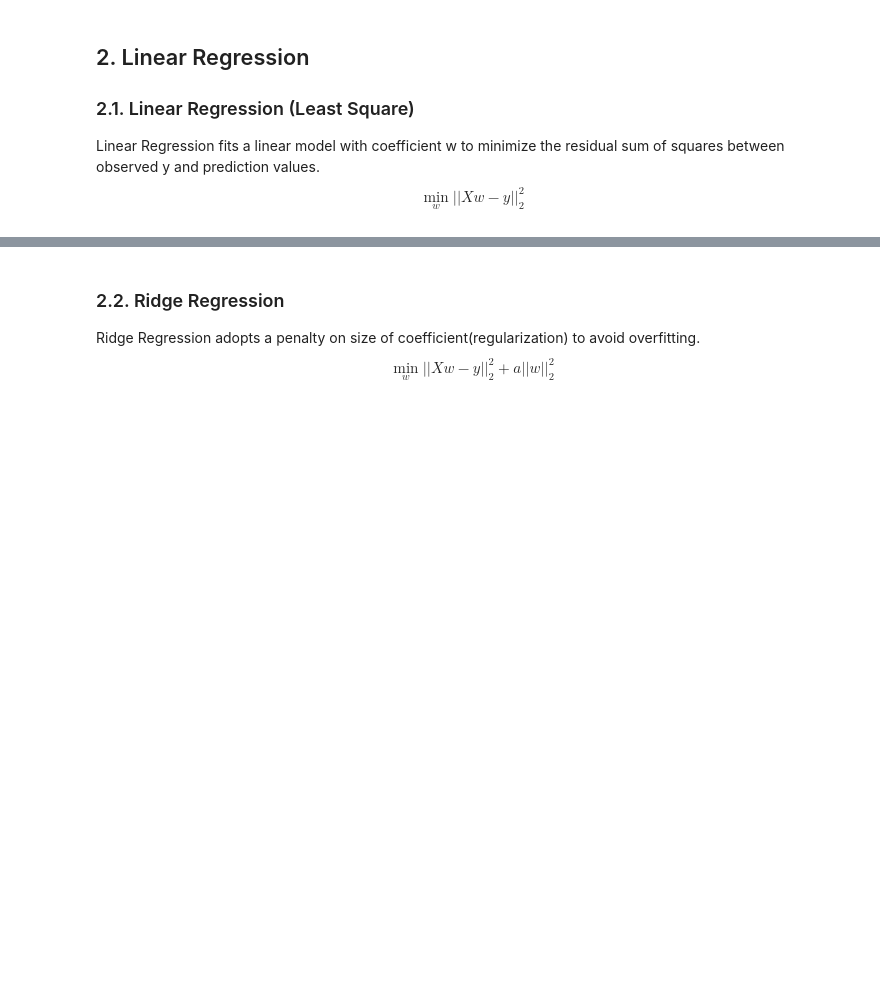
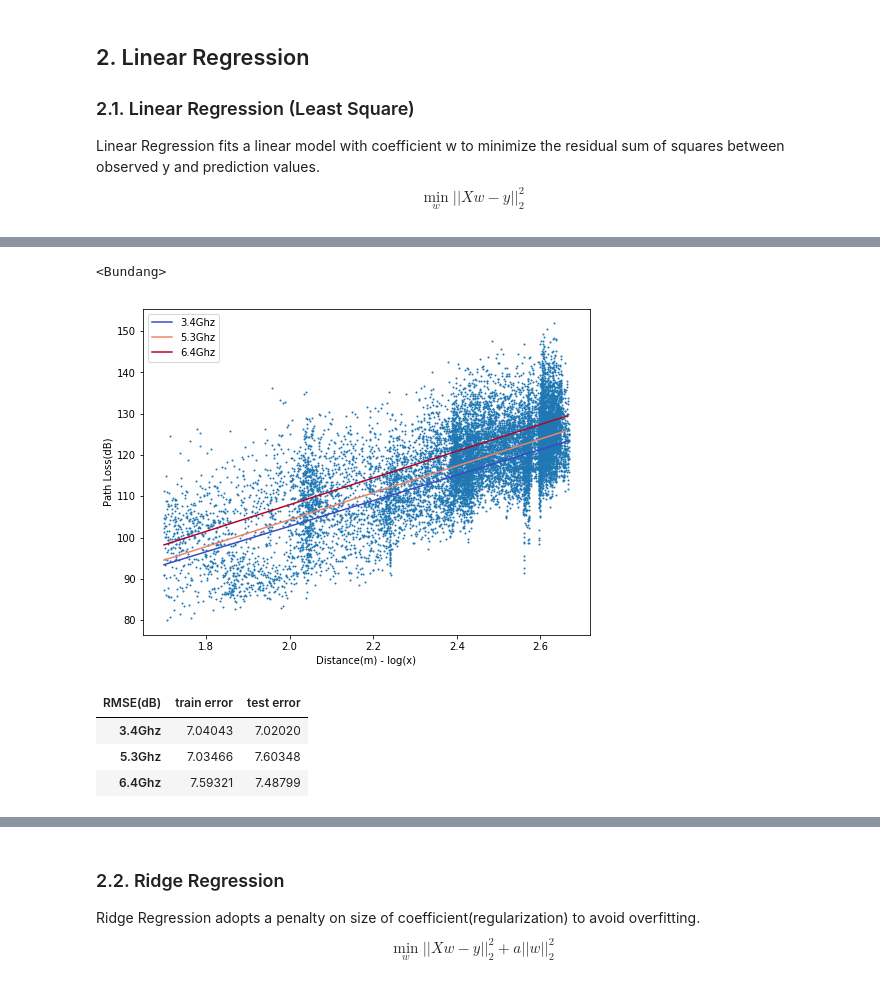
Before and after one commit to chanship72/pathloss, a Jupyter notebook: linreg.ipynb, the cells around one changed output, grey strips where cells are left out. Cells and saved outputs as stored; diff of their text form; code cells hidden in the pictures; blank space fills up the shorter version.

```diff
--- a/linreg.ipynb
+++ b/linreg.ipynb
@@ -96,0 +111,33 @@ linearRegression(X_ma_64_train, y_ma_64_train, X_ma_64_val, y_ma_64_val, X_ma_64
+# %%
+%autoreload
+dataX = list()
+dataY = list()
+dataPredX = list()
+model_34 = linearRegression(X_train_bh_34, y_train_bh_34, X_val_bh_34, y_val_bh_34, X_test_bh_34, y_test_bh_34,"bh_3.4ghz")
+dataX.append(X_train_bh_34)
+dataY.append(y_train_bh_34)
+dataPredX.append(model_34.predict(X_train_bh_34))
+model_53 = linearRegression(X_train_bh_53, y_train_bh_53, X_val_bh_53, y_val_bh_53, X_test_bh_53, y_test_bh_53,"bh_5.3ghz")
+dataX.append(X_train_bh_53)
+dataY.append(y_train_bh_53)
+dataPredX.append(model_53.predict(X_train_bh_53))
+model_64 = linearRegression(X_train_bh_64, y_train_bh_64, X_val_bh_64, y_val_bh_64, X_test_bh_64, y_test_bh_64,"bh_6.4ghz")
+dataX.append(X_train_bh_64)
+dataY.append(y_train_bh_64)
+dataPredX.append(model_64.predict(X_train_bh_64))
+
+print("<Bundang>")
+linear_regression_multi_graph(dataX, dataY, dataPredX, X_train_bh, y_train_bh)
+
+stat = np.array([lin_prediction_error(model_34,X_train_bh_34, y_train_bh_34), lin_prediction_error(model_34,X_test_bh_34, y_test_bh_34),
+                 lin_prediction_error(model_53,X_train_bh_53, y_train_bh_53),lin_prediction_error(model_53,X_test_bh_53, y_test_bh_53),
+                 lin_prediction_error(model_64,X_train_bh_64, y_train_bh_64),lin_prediction_error(model_64,X_test_bh_64, y_test_bh_64)])
+
+(pd.DataFrame(stat.reshape((3,2)),index=pd.Index(['3.4Ghz','5.3Ghz','6.4Ghz']), columns=pd.Index(['train error','test error'],name='RMSE(dB)')))
+# %% [output]
+<Bundang>
+[figure, added]
+| RMSE(dB) | train error | test error |
+| 3.4Ghz | 7.04043 | 7.02020 |
+| 5.3Ghz | 7.03466 | 7.60348 |
+| 6.4Ghz | 7.59321 | 7.48799 |
```
Also changed, not shown: parts of 21 cells of this notebook, 5 other files.
